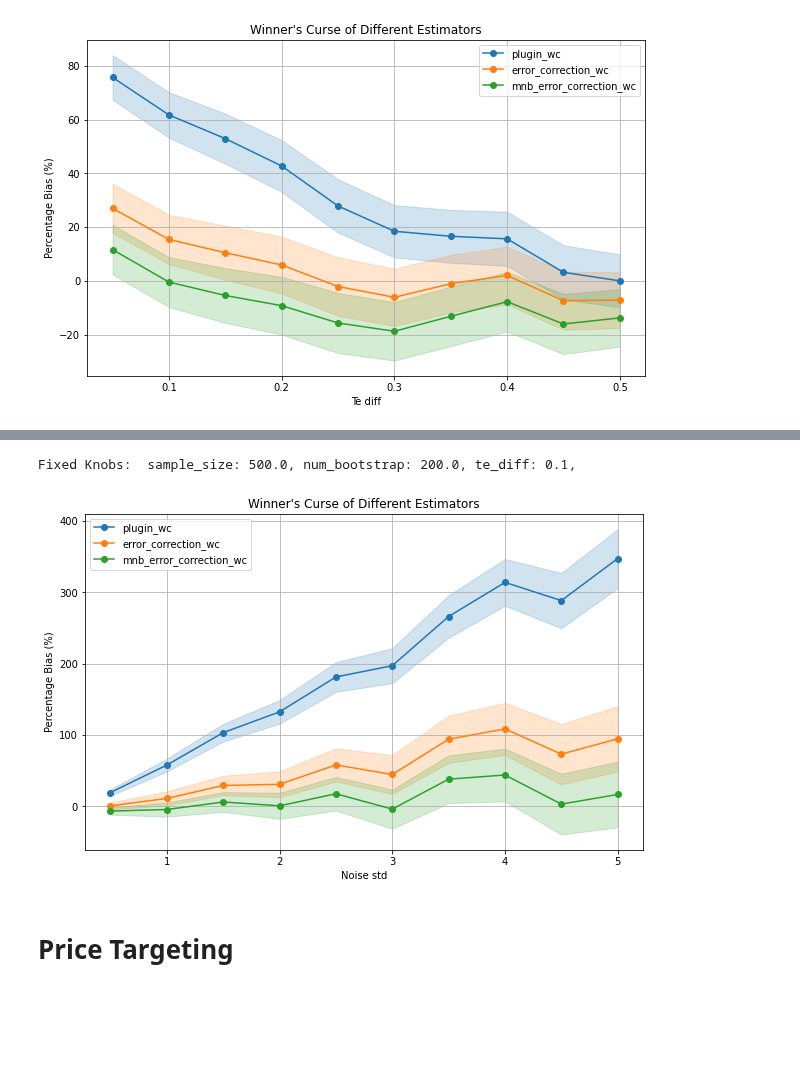
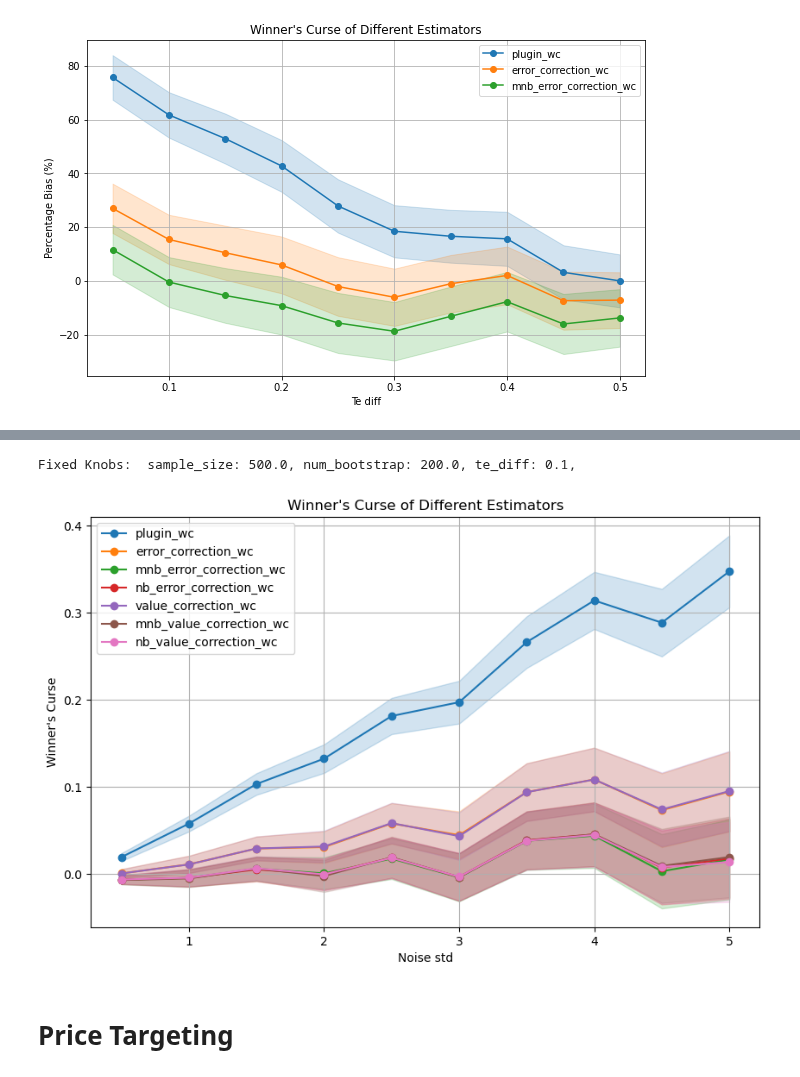
Before and after one commit to iamsikun/winners-curse, a Jupyter notebook: notebooks/result_analysis.ipynb, the cells around one changed output, grey strips where cells are left out. Cells and saved outputs as stored; diff of their text form; code cells hidden in the pictures; blank space fills up the shorter version.

```diff
--- a/notebooks/result_analysis.ipynb
+++ b/notebooks/result_analysis.ipynb
@@ -184,11 +223,12 @@ Fixed Knobs:  sample_size: 500.0, num_bootstrap: 200.0, noise_std: 1.0,
 # %%
 plot_winners_curse_2d(
     'results/noise_std_test.csv', basis_unit=0.1,
-    x='noise_std', confidence_level=0.95, estimators=['plugin', 'error_correction', 'mnb_error_correction'],
+    x='noise_std', confidence_level=0.95,
+    # estimators=['plugin', 'error_correction', 'mnb_error_correction'],
     save_dir='figures/consumer_targeting_noise_std_test.png'
 )
 # %% [output]
 Fixed Knobs:  sample_size: 500.0, num_bootstrap: 200.0, te_diff: 0.1,
-[figure, old version]
+[figure, new version]
 # %% [markdown]
 # Price Targeting
```
Also changed, not shown: parts of 4 cells of this notebook, 2 other files.
